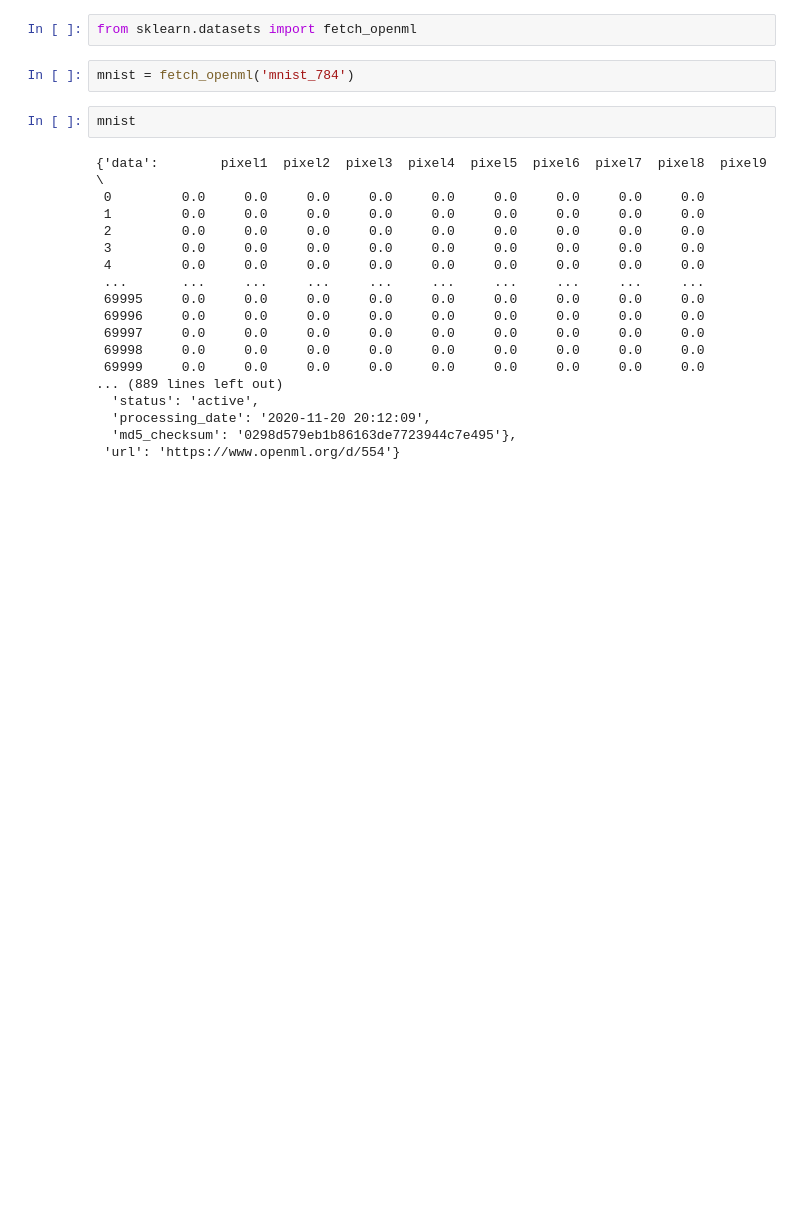
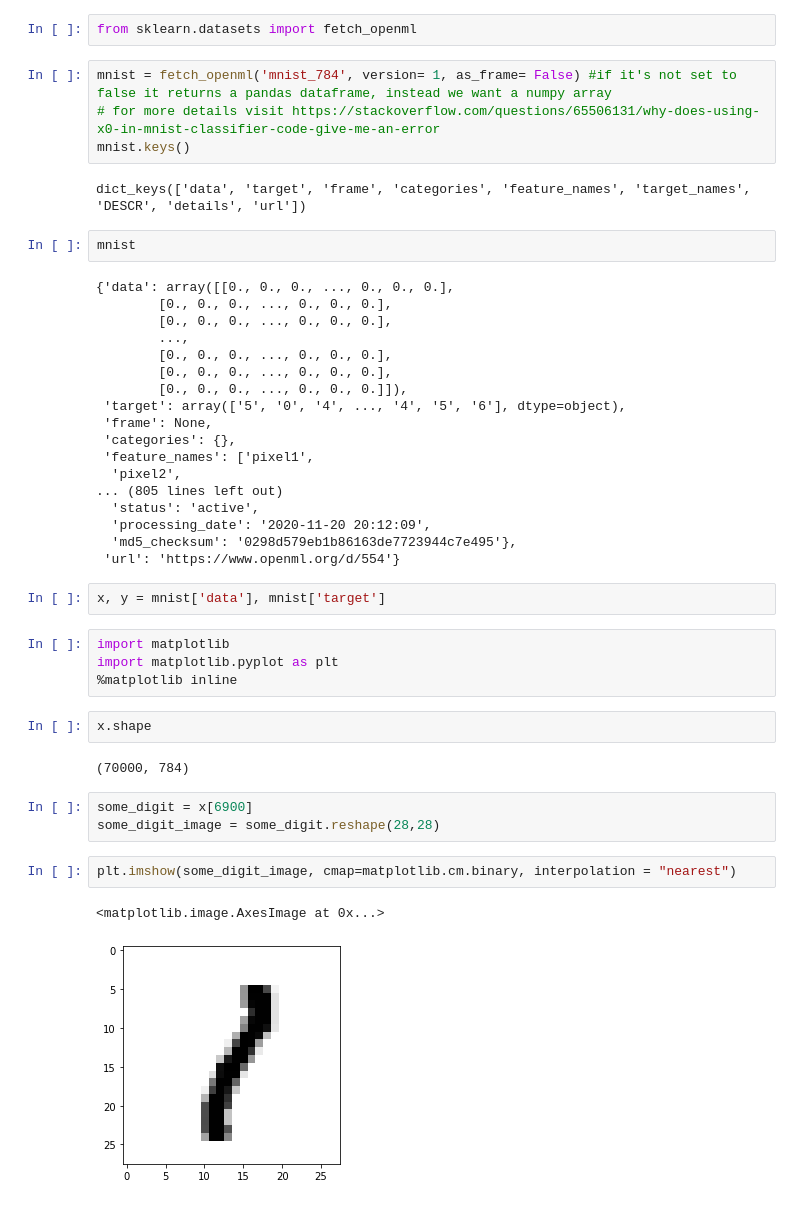
Before and after one commit to goyalpramod/MNIST_hand_written_classification, a Jupyter notebook: MNIST_classification.ipynb, the cells around one changed output. Drawn from its saved outputs; the diff is of its cells as text; blank space fills up the shorter version.

```diff
--- a/MNIST_classification.ipynb
+++ b/MNIST_classification.ipynb
@@ -3,24 +3,46 @@
 # %%
 from sklearn.datasets import fetch_openml
 # %%
-mnist = fetch_openml('mnist_784')
+mnist = fetch_openml('mnist_784', version= 1, as_frame= False) #if it's not set to false it returns a pandas dataframe, instead we want a numpy array
+# for more details visit https://stackoverflow.com/questions/65506131/why-does-using-x0-in-mnist-classifier-code-give-me-an-error
+mnist.keys()
+# %% [output]
+dict_keys(['data', 'target', 'frame', 'categories', 'feature_names', 'target_names', 'DESCR', 'details', 'url'])
 # %%
 mnist
 # %% [output]
-{'data':        pixel1  pixel2  pixel3  pixel4  pixel5  pixel6  pixel7  pixel8  pixel9  \
- 0         0.0     0.0     0.0     0.0     0.0     0.0     0.0     0.0     0.0
- 1         0.0     0.0     0.0     0.0     0.0     0.0     0.0     0.0     0.0
- 2         0.0     0.0     0.0     0.0     0.0     0.0     0.0     0.0     0.0
- 3         0.0     0.0     0.0     0.0     0.0     0.0     0.0     0.0     0.0
- 4         0.0     0.0     0.0     0.0     0.0     0.0     0.0     0.0     0.0
- ...       ...     ...     ...     ...     ...     ...     ...     ...     ...
- 69995     0.0     0.0     0.0     0.0     0.0     0.0     0.0     0.0     0.0
- 69996     0.0     0.0     0.0     0.0     0.0     0.0     0.0     0.0     0.0
- 69997     0.0     0.0     0.0     0.0     0.0     0.0     0.0     0.0     0.0
- 69998     0.0     0.0     0.0     0.0     0.0     0.0     0.0     0.0     0.0
- 69999     0.0     0.0     0.0     0.0     0.0     0.0     0.0     0.0     0.0
-... (889 lines left out)
+{'data': array([[0., 0., 0., ..., 0., 0., 0.],
+        [0., 0., 0., ..., 0., 0., 0.],
+        [0., 0., 0., ..., 0., 0., 0.],
+        ...,
+        [0., 0., 0., ..., 0., 0., 0.],
+        [0., 0., 0., ..., 0., 0., 0.],
+        [0., 0., 0., ..., 0., 0., 0.]]),
+ 'target': array(['5', '0', '4', ..., '4', '5', '6'], dtype=object),
+ 'frame': None,
+ 'categories': {},
+ 'feature_names': ['pixel1',
+  'pixel2',
+... (805 lines left out)
   'status': 'active',
   'processing_date': '2020-11-20 20:12:09',
   'md5_checksum': '0298d579eb1b86163de7723944c7e495'},
  'url': 'https://www.openml.org/d/554'}
+# %%
+x, y = mnist['data'], mnist['target']
+# %%
+import matplotlib
+import matplotlib.pyplot as plt
+%matplotlib inline
+# %%
+x.shape
+# %% [output]
+(70000, 784)
+# %%
+some_digit = x[6900]
+some_digit_image = some_digit.reshape(28,28)
+# %%
+plt.imshow(some_digit_image, cmap=matplotlib.cm.binary, interpolation = "nearest")
+# %% [output]
+<matplotlib.image.AxesImage at 0x...>
+[figure, added]
```
Also changed, not shown: parts of 28 cells of this notebook.
